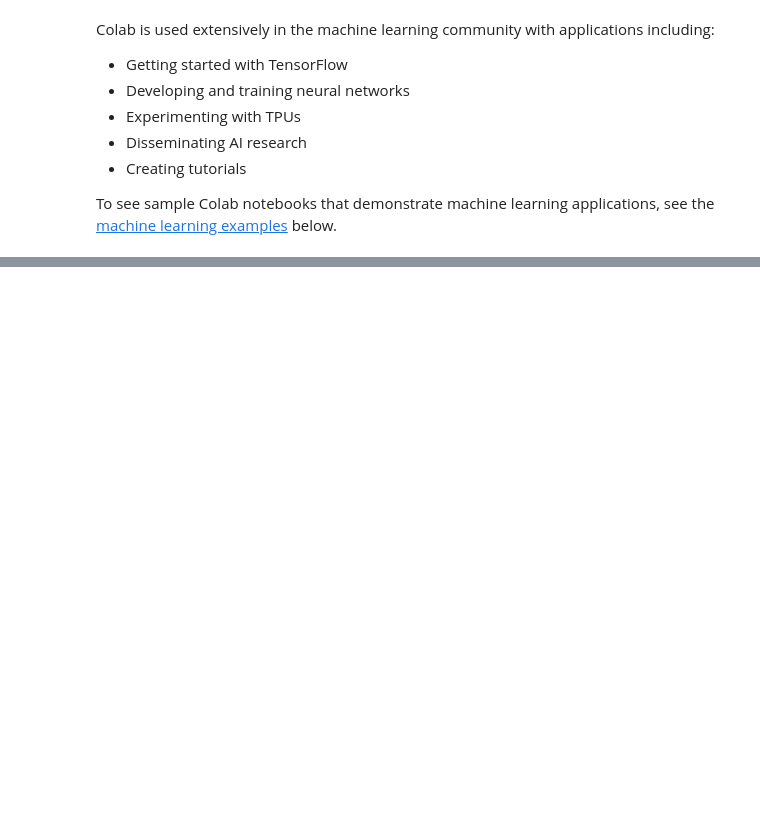
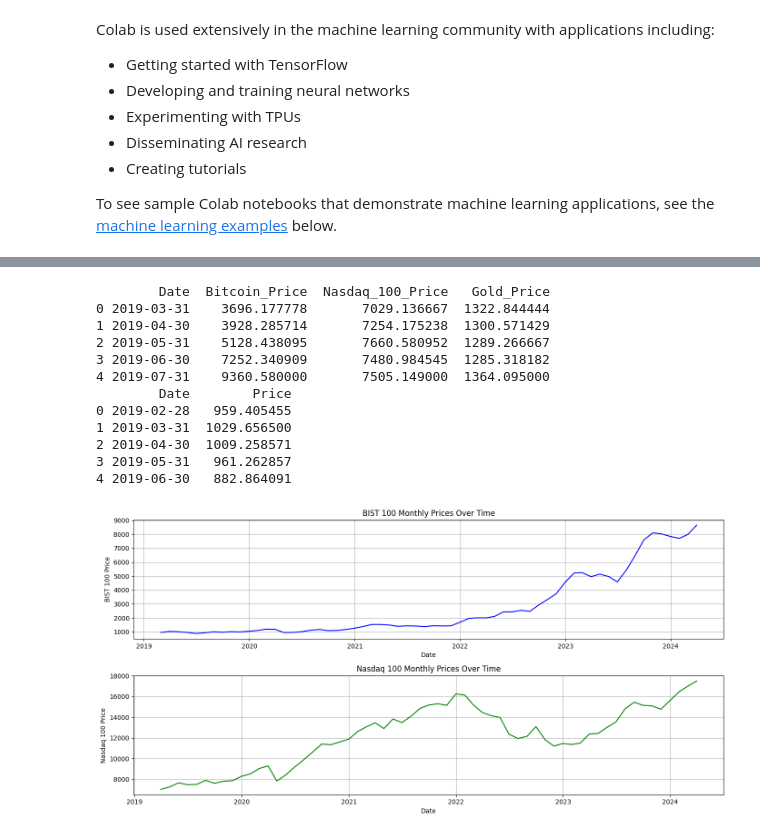
Before and after one commit to minaerdogan/GPS-data-anomaly-detection, a Jupyter notebook: Copy_of_Welcome_To_Colab.ipynb, the cells around one changed output, grey strips where cells are left out. Drawn from its saved outputs; the diff is of its cells as text; code cells hidden in the pictures; blank space fills up the shorter version.

```diff
--- a/Copy_of_Welcome_To_Colab.ipynb
+++ b/Copy_of_Welcome_To_Colab.ipynb
@@ -697,0 +318,51 @@ plt.show()
+# %%
+
+#converting both datas to monthly frequency to have a less noisy visual
+
+stock_market_data.set_index('Date', inplace=True)
+monthly_stock_market_data = stock_market_data.resample('M').mean()
+monthly_stock_market_data.index = monthly_stock_market_data.index.to_period('M').to_timestamp('M') + pd.offsets.MonthEnd()
+monthly_stock_market_data.reset_index(inplace=True)
+print(monthly_stock_market_data.head())
+
+bist100_data.set_index('Date', inplace=True)
+monthly_bist100_data = bist100_data.resample('M').mean()
+monthly_bist100_data.index = monthly_bist100_data.index.to_period('M').to_timestamp('M') + pd.offsets.MonthEnd()
+monthly_bist100_data.reset_index(inplace=True)
+print(monthly_bist100_data.head())
+
+#plotting the monthly datas
+
+plt.figure(figsize=(14, 7))
+
+plt.subplot(2, 1, 1)
+plt.plot(monthly_bist100_data['Date'], monthly_bist100_data['Price'], label='BIST 100 Monthly Price', color='blue')
+plt.title('BIST 100 Monthly Prices Over Time')
+plt.xlabel('Date')
+plt.ylabel('BIST 100 Price')
+plt.grid(True)
+
+
+plt.subplot(2, 1, 2)
+plt.plot(monthly_stock_market_data['Date'], monthly_stock_market_data['Nasdaq_100_Price'], label='Nasdaq 100 Monthly Price', color='green')
+plt.title('Nasdaq 100 Monthly Prices Over Time')
+plt.xlabel('Date')
+plt.ylabel('Nasdaq 100 Price')
+plt.grid(True)
+
+plt.tight_layout()
+plt.show()
+# %% [output]
+        Date  Bitcoin_Price  Nasdaq_100_Price   Gold_Price
+0 2019-03-31    3696.177778       7029.136667  1322.844444
+1 2019-04-30    3928.285714       7254.175238  1300.571429
+2 2019-05-31    5128.438095       7660.580952  1289.266667
+3 2019-06-30    7252.340909       7480.984545  1285.318182
+4 2019-07-31    9360.580000       7505.149000  1364.095000
+        Date        Price
+0 2019-02-28   959.405455
+1 2019-03-31  1029.656500
+2 2019-04-30  1009.258571
+3 2019-05-31   961.262857
+4 2019-06-30   882.864091
+[figure, added]
```
Also changed, not shown: parts of 60 cells of this notebook.
